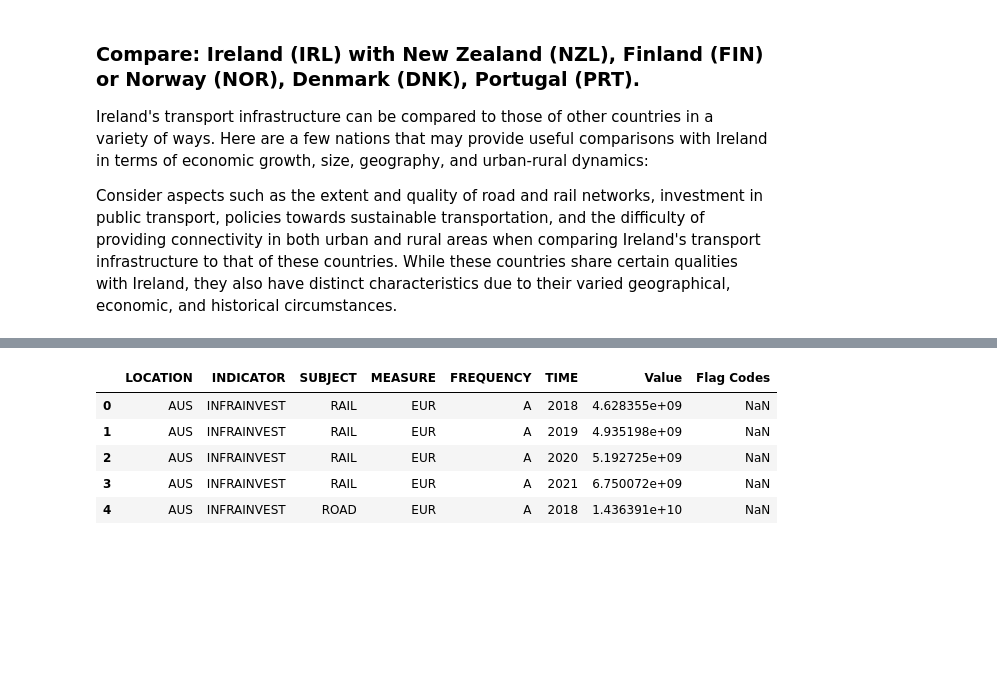
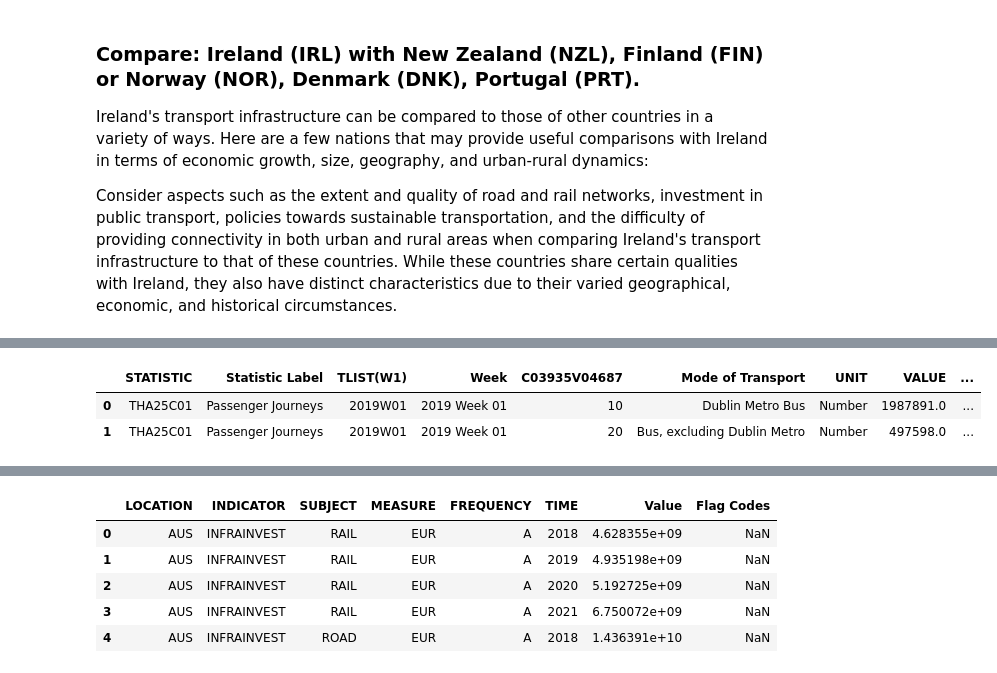
Before and after one commit to rosilenedasilva/public-transport-sentiment-analysis-insights, a Jupyter notebook: MSC_DA_CA2_transport_infra.ipynb, the cells around one changed output, grey strips where cells are left out. Cells and saved outputs as stored; diff of their text form; code cells hidden in the pictures; blank space fills up the shorter version.

```diff
--- a/MSC_DA_CA2_transport_infra.ipynb
+++ b/MSC_DA_CA2_transport_infra.ipynb
@@ -86,0 +176,10 @@ pd.set_option('display.max_rows', None)
+# %%
+# Convert 'Week' to 'year' and 'week_number'
+public_transp_ie['year'] = public_transp_ie['Week'].apply(lambda x: int(x.split()[0]))
+public_transp_ie['week_number'] = public_transp_ie['Week'].apply(lambda x: int(x.split()[2]))
+
+public_transp_ie.head(2)
+# %% [output]
+|  | STATISTIC | Statistic Label | TLIST(W1) | Week | C03935V04687 | Mode of Transport | UNIT | VALUE | ... |
+| 0 | THA25C01 | Passenger Journeys | 2019W01 | 2019 Week 01 | 10 | Dublin Metro Bus | Number | 1987891.0 | ... |
+| 1 | THA25C01 | Passenger Journeys | 2019W01 | 2019 Week 01 | 20 | Bus, excluding Dublin Metro | Number | 497598.0 | ... |
```
Also changed, not shown: parts of 57 cells of this notebook, 2 other files.
